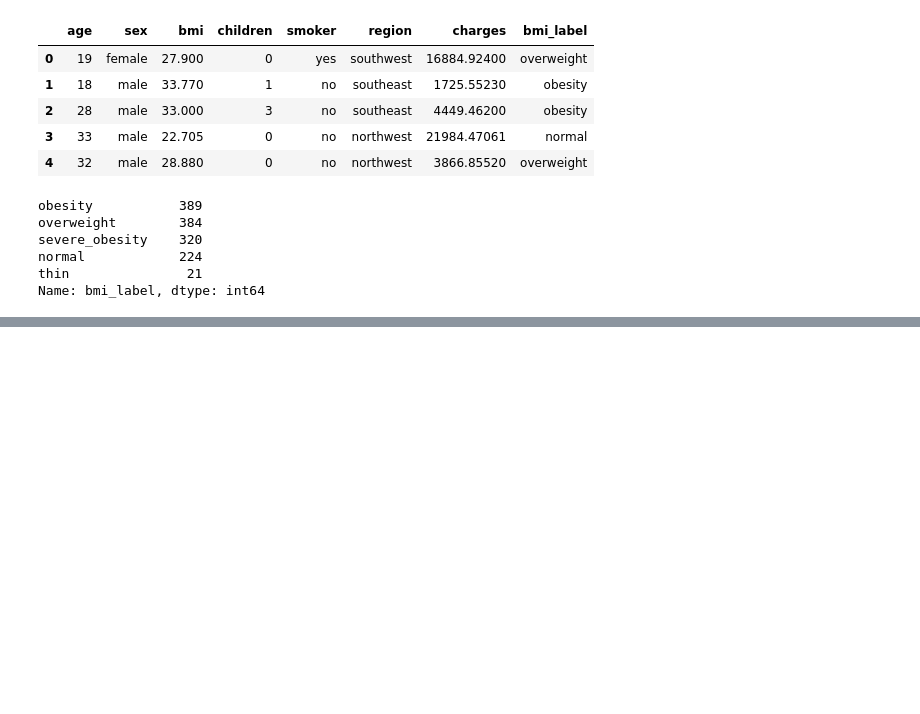
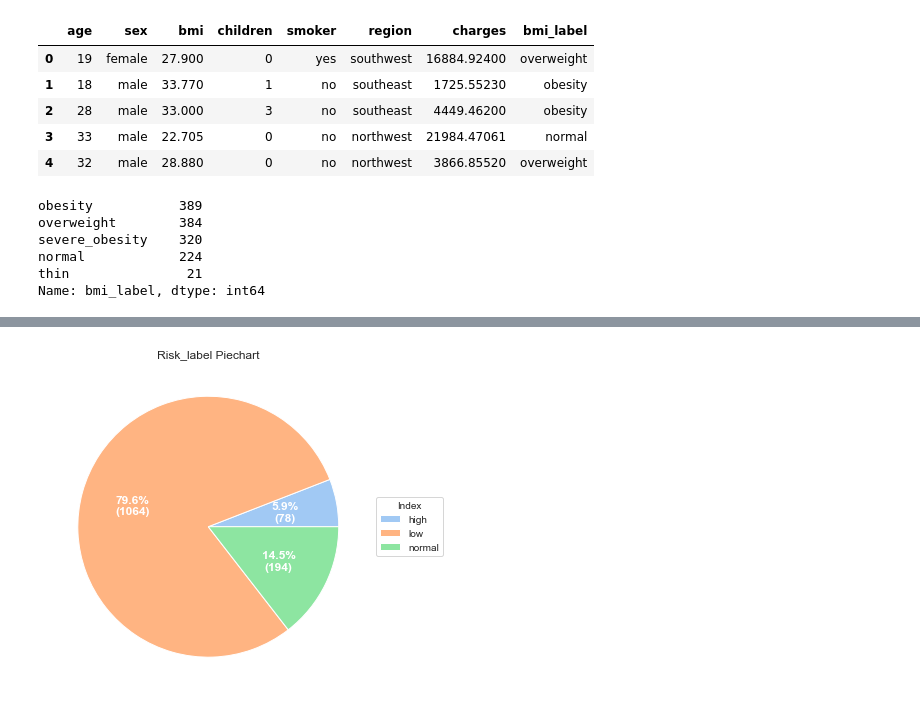
Before and after one commit to osmanGuler19/Insurance_dataset_classification, a Jupyter notebook: Insurance.ipynb, the cells around one changed output, grey strips where cells are left out. Cells and saved outputs as stored; diff of their text form; code cells hidden in the pictures; blank space fills up the shorter version.

```diff
--- a/Insurance.ipynb
+++ b/Insurance.ipynb
@@ -330,0 +353,4 @@ df['smoker'] = df.smoker.apply(lambda x : 1 if(x.lower()=='yes') else 0)
+# %%
+pie_chart('risk_label')
+# %% [output]
+[figure, added]
```
Also changed, not shown: parts of 52 cells of this notebook, 1 other file.
